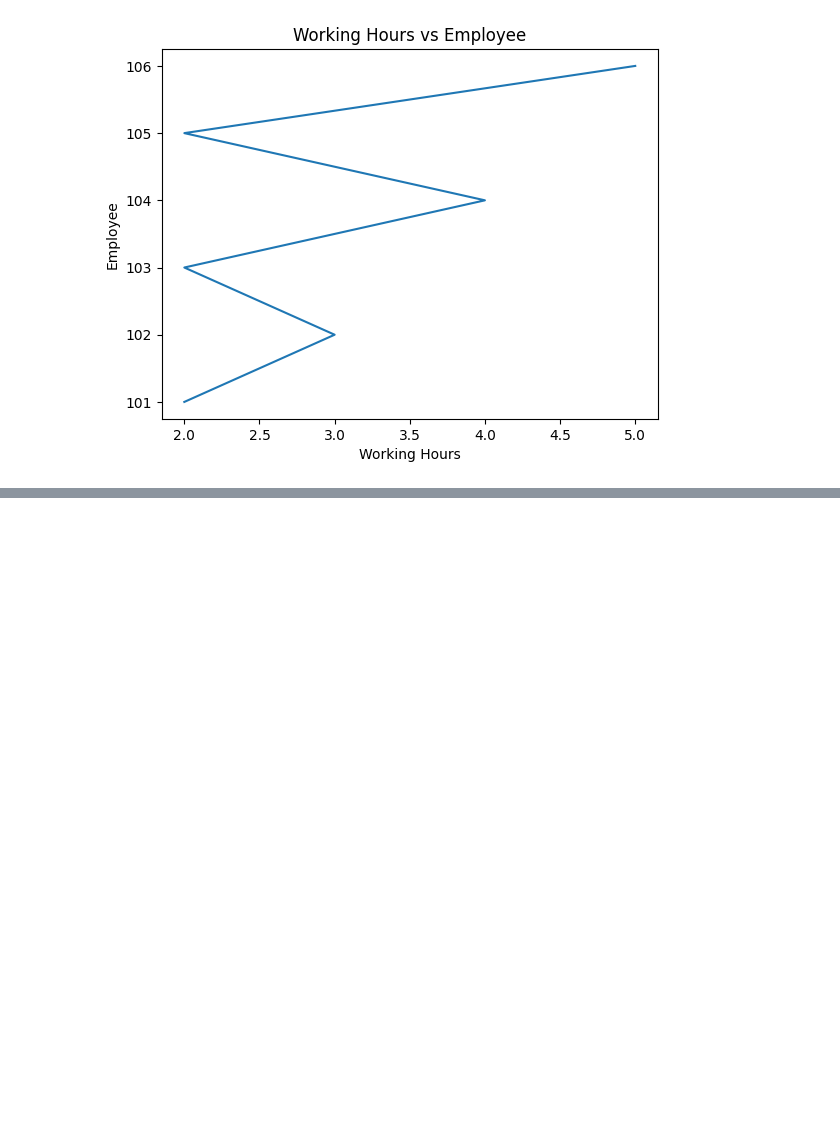
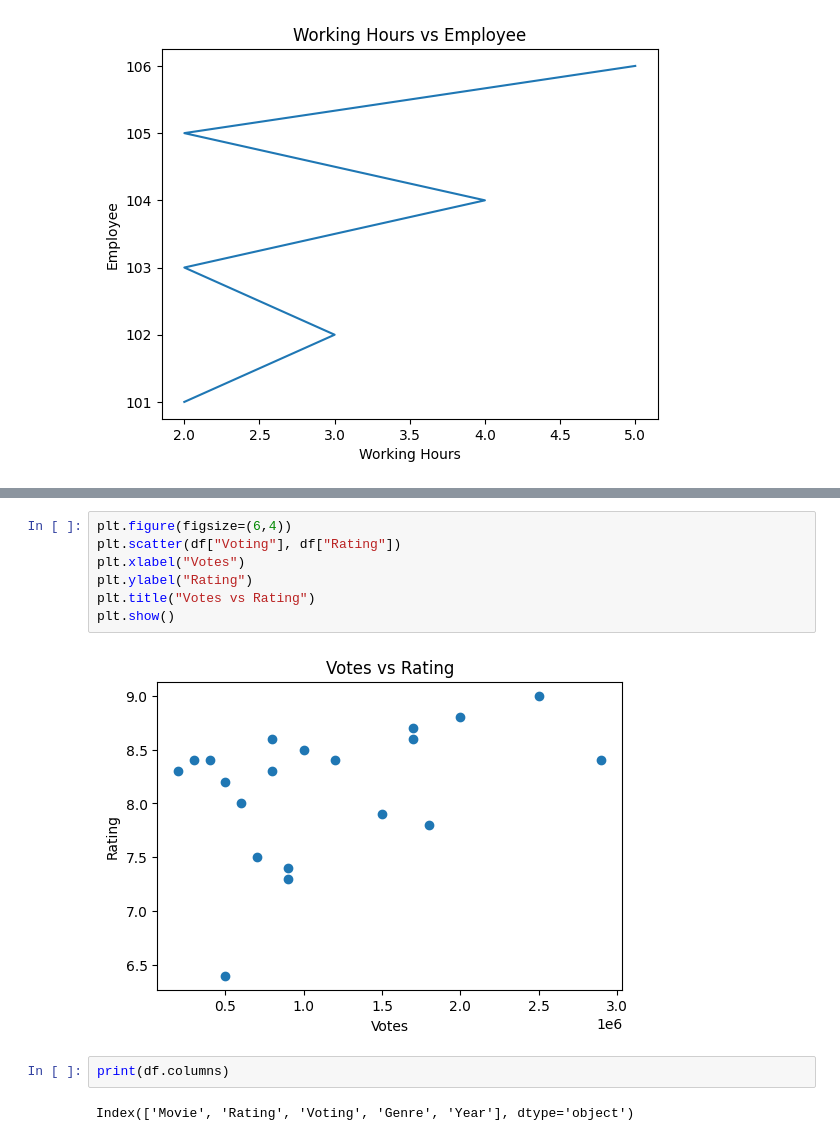
Before and after one commit to Mrunali2021/Thirdproject, a Jupyter notebook: Project.ipynb, the cells around one changed output, grey strips where cells are left out. Saved outputs shown, nothing was run; the diff lists cells and outputs as text; blank space fills up the shorter version.

```diff
--- a/Project.ipynb
+++ b/Project.ipynb
@@ -437,0 +386,13 @@ plt.show()
+# %%
+plt.figure(figsize=(6,4))
+plt.scatter(df["Voting"], df["Rating"])
+plt.xlabel("Votes")
+plt.ylabel("Rating")
+plt.title("Votes vs Rating")
+plt.show()
+# %% [output]
+[figure, added]
+# %%
+print(df.columns)
+# %% [output]
+Index(['Movie', 'Rating', 'Voting', 'Genre', 'Year'], dtype='object')
```
Also changed, not shown: parts of 21 cells of this notebook, 1 other file.
